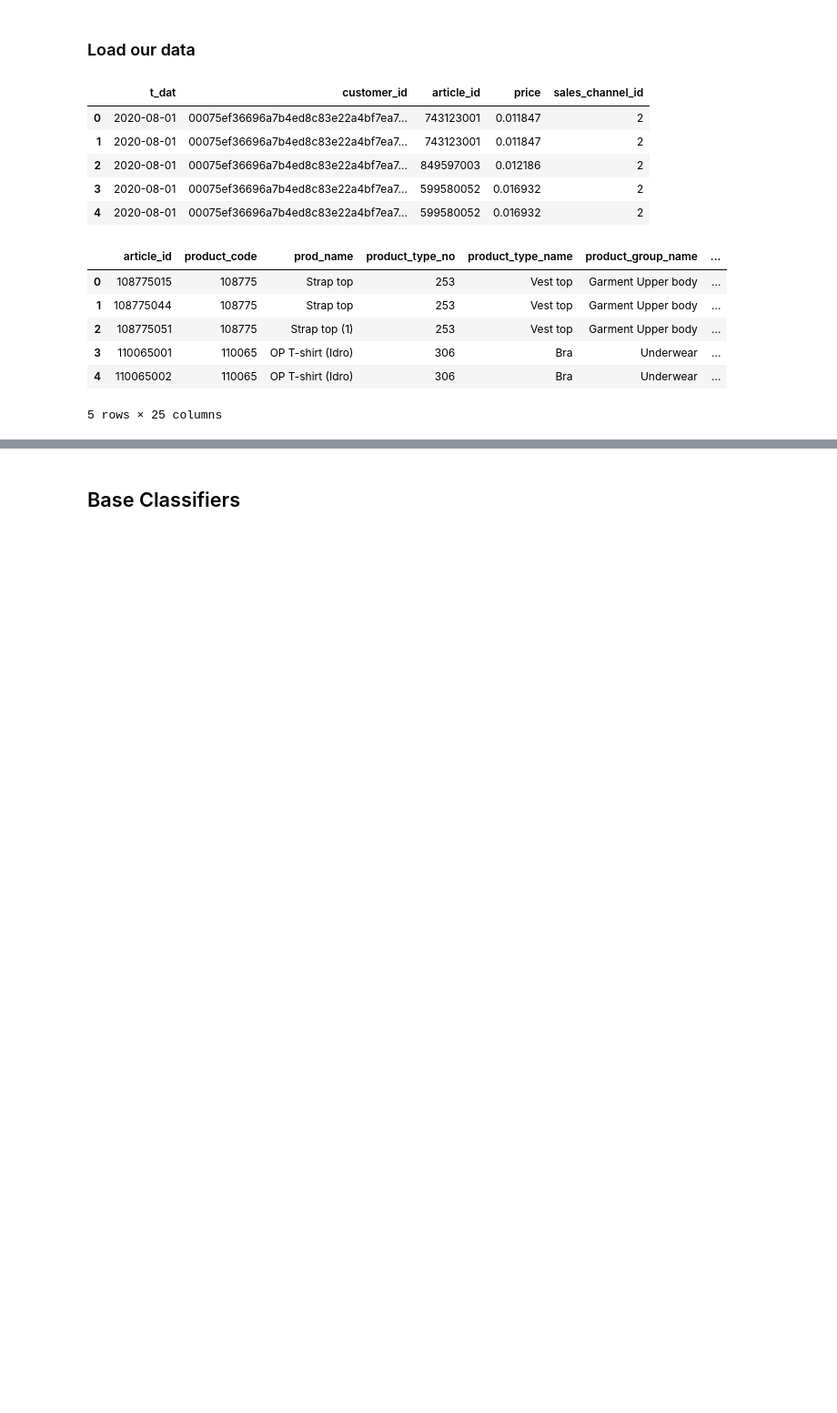
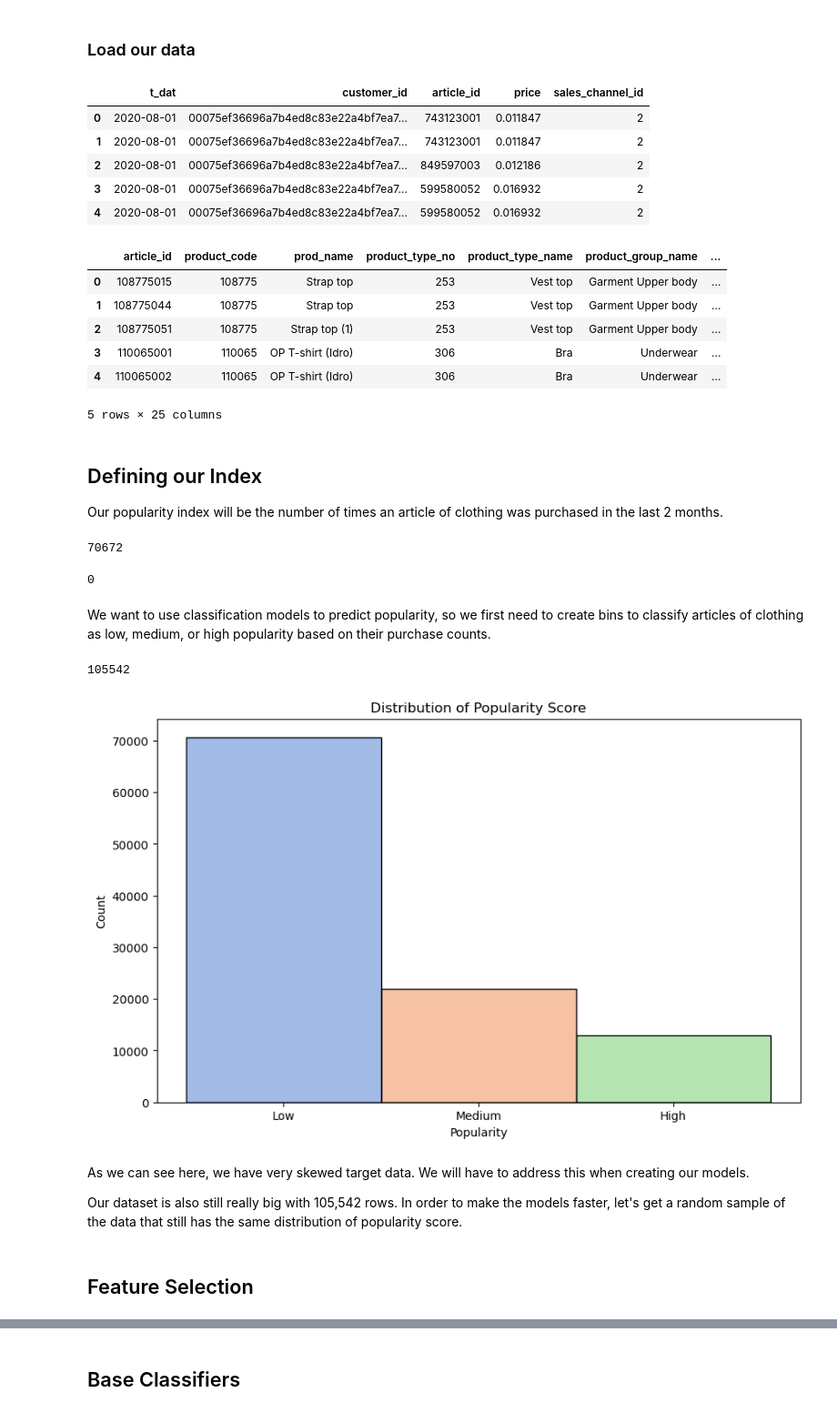
Before and after one commit to anbitasiregar/fashion-recommendations, a Jupyter notebook: notebooks/machine_learning.ipynb, the cells around one changed output, grey strips where cells are left out. Shown at 91% size. Drawn from its saved outputs; the diff is of its cells as text; code cells hidden in the pictures; blank space fills up the shorter version.

```diff
--- a/notebooks/machine_learning.ipynb
+++ b/notebooks/machine_learning.ipynb
@@ -58,7 +58,7 @@ transactions_df.head()
 | 4 | 2020-08-01 | 00075ef36696a7b4ed8c83e22a4bf7ea7... | 599580052 | 0.016932 | 2 |
 # %%
 # load the article data from previous notebook
-articles_df = pd.read_csv("../data/articles.csv")
+articles_df = pd.read_csv("../data/articles_df.csv")
 articles_df.head()
 # %% [output]
 |  | article_id | product_code | prod_name | product_type_no | product_type_name | product_group_name | ... |
@@ -68,3 +68,59 @@ articles_df.head()
 | 3 | 110065001 | 110065 | OP T-shirt (Idro) | 306 | Bra | Underwear | ... |
 | 4 | 110065002 | 110065 | OP T-shirt (Idro) | 306 | Bra | Underwear | ... |
 5 rows × 25 columns
+# %% [markdown]
+## Defining our Index
+Our popularity index will be the number of times an article of clothing was purchased in the last 2 months.
+# %%
+# save purchase_count of each article_id in articles_df
+articles_df["purchase_count"] = articles_df["article_id"].map(transactions_df["article_id"].value_counts())
+
+articles_df["purchase_count"].isna().sum()
+# %% [output]
+70672
+# %%
+# fill the null values of purchase_count with 0
+# because that means it was never purchased in the last 2 months
+articles_df["purchase_count"] = articles_df["purchase_count"].fillna(0).astype(int)
+
+articles_df["purchase_count"].isna().sum()
+# %% [output]
+0
+# %% [markdown]
+We want to use classification models to predict popularity, so we first need to create bins to classify articles of clothing as low, medium, or high popularity based on their purchase counts.
+# %%
+# Create buckets for popularity based on purchase counts
+min_val = articles_df["purchase_count"].min()
+mean_val = articles_df["purchase_count"].mean()
+max_val = articles_df["purchase_count"].max()
+
+# we have to create arbitrary boundaries for the buckets since the
+# purchase counts are all quite low except for some outliers
+buckets = [min_val - 1, 0, mean_val, max_val + 1]
+labels = ["low", "medium", "high"]
+
+articles_df["popularity"] = pd.cut(articles_df["purchase_count"], bins=buckets, labels=labels)
+
+articles_df["article_id"].count()
+# %% [output]
+105542
+# %%
+# Presentation Visual
+# let's graph the distribution of the popularity score
+plt.figure(figsize=(10, 6))
+
+sns.histplot(articles_df, x="popularity", hue="popularity", legend=False, palette="muted")
+plt.title("Distribution of Popularity Score")
+plt.xlabel("Popularity")
+plt.ylabel("Count")
+plt.xticks([0, 1, 2], ["Low", "Medium", "High"])
+
+plt.show()
+# %% [output]
+[figure, added]
+# %% [markdown]
+As we can see here, we have very skewed target data. We will have to address this when creating our models.
+
+Our dataset is also still really big with 105,542 rows. In order to make the models faster, let's get a random sample of the data that still has the same distribution of popularity score.
+# %% [markdown]
+## Feature Selection
```
Also changed, not shown: parts of 68 cells of this notebook, 2 other files.
